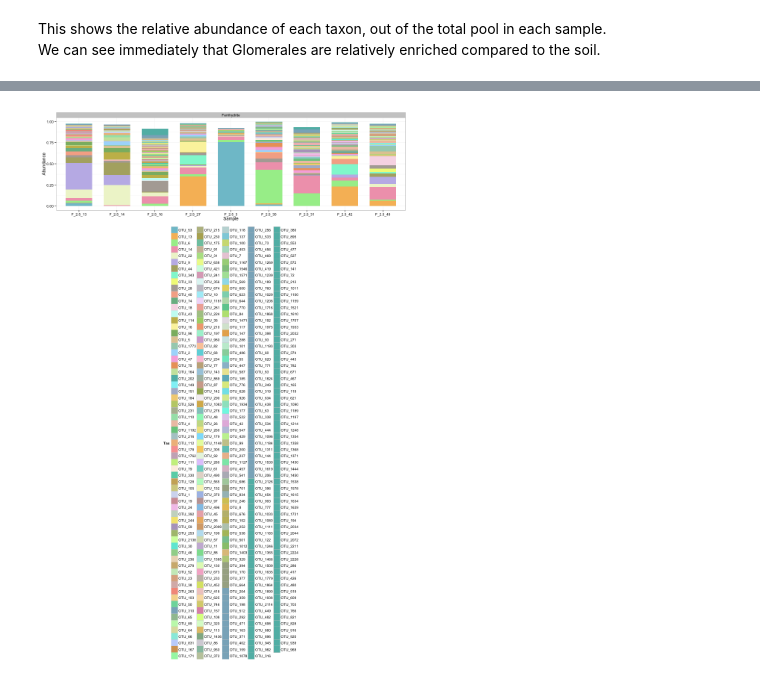
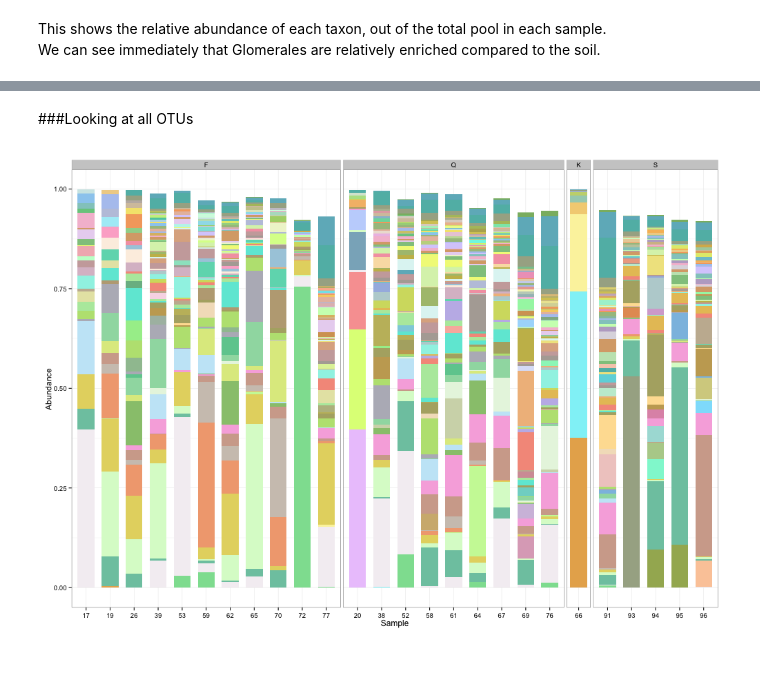
Before and after one commit to TheaWhitman/MineralITS, a Jupyter notebook: manuscript_figures/Stacked_Bar.ipynb, the cells around one changed output, grey strips where cells are left out. Drawn from its saved outputs; the diff is of its cells as text; code cells hidden in the pictures.

```diff
--- a/manuscript_figures/Stacked_Bar.ipynb
+++ b/manuscript_figures/Stacked_Bar.ipynb
@@ -54,18 +56,18 @@ mdf = psmelt(physeq)
 # %%
 %%R -w 1000 -h 700
 
-cutoff = 0.0001
+cutoff = 0.001
 totabund = 3000
 
 d.plot = mdf %>%
     group_by(Sample) %>%
     filter(sum(Abundance)>totabund) %>%
     mutate(Abundance = Abundance / sum(Abundance)) %>%
-    group_by(Sample, Phylum, Trtmt, Month) %>%
+    group_by(Sample, Order, Trtmt, Month) %>%
     summarize(Abundance = sum(Abundance)) %>%
     filter(Abundance > cutoff) %>%
     filter(Month == 2.5) %>%
-    filter(Trtmt != "Kaolinite") %>%
+    filter(Trtmt != "K") %>%
     arrange(Trtmt)
 
 colnames(d.plot) <- c("Sample", "Tax", "Trtmt", "Month", "Abundance")
@@ -75,7 +77,8 @@ mean.Abund = ddply(d.plot, .(Tax), summarize, M = mean(Abundance))
 d.plot$Tax = factor(d.plot$Tax, levels=mean.Abund[order(-mean.Abund$M),]$Tax)
 # Order the Phyla by abundance
 
-d.plot$Trtmt = ordered(d.plot$Trtmt, levels = c("Ferrihydrite", "Quartz", "Kaolinite", "Heavy Fraction", "Soil"))
+#d.plot$Trtmt = ordered(d.plot$Trtmt, levels = c("Ferrihydrite", "Quartz", "Kaolinite", "Heavy Fraction", "Soil"))
+d.plot$Trtmt = ordered(d.plot$Trtmt, levels = c("F", "Q", "K", "H", "S"))
 
 d.plot<-d.plot[with(d.plot, order(Month, Trtmt, Sample, Tax)),]
 # Sort the whole dataframe by this phylum order
@@ -97,7 +100,7 @@ p = p + theme_bw()
 
 p = p + theme(
     #axis.text.x = element_blank(),
-    legend.position="bottom")
+    legend.position="bottom", legend.text=element_text(size=13), legend.title=element_text(size=13))
 
 p
 # %% [output]
@@ -105,15 +108,3 @@ p
 # %% [markdown]
 This shows the relative abundance of each taxon, out of the total pool in each sample.
 We can see immediately that Glomerales are relatively enriched compared to the soil.
-# %%
-%%R
-OTUabund = 0.001
-d.plot = mdf %>%
-    group_by(Sample) %>%
-    mutate(Abundance = Abundance / sum(Abundance)) %>%
-    group_by(Sample, OTU, Trtmt, Month) %>%
-    summarize(Abundance = sum(Abundance)) %>%
-    filter(Month == 2.5) %>%
-    filter(Trtmt == "Ferrihydrite") %>%
-    filter(Abundance > OTUabund)%>%
-    arrange(Trtmt)
@@ -120,39 +164,55 @@ d.plot = mdf %>%
+# %% [markdown]
+###Looking at all OTUs
 # %%
-%%R -w 1000 -h 1500
+%%R -w 1000 -h 700
 
-d.plot = d.plot
+cutoff = 0.001
+totabund = 3000
+
+d.plot = mdf %>%
+    group_by(Sample) %>%
+    filter(sum(Abundance)>totabund) %>%
+    mutate(Abundance = Abundance / sum(Abundance)) %>%
+    group_by(Sample, OTU, Trtmt, Month) %>%
+    summarize(Abundance = sum(Abundance)) %>%
+    filter(Abundance > cutoff) %>%
+    filter(Month == 2.5) %>%
+    filter(Trtmt != "Kaolinite") %>%
+    arrange(Trtmt)
 
 colnames(d.plot) <- c("Sample", "Tax", "Trtmt", "Month", "Abundance")
 
 mean.Abund = ddply(d.plot, .(Tax), summarize, M = mean(Abundance))
 # Calculate the phyla's mean abundances
 d.plot$Tax = factor(d.plot$Tax, levels=mean.Abund[order(-mean.Abund$M),]$Tax)
 # Order the Phyla by abundance
 
 #d.plot$Trtmt = ordered(d.plot$Trtmt, levels = c("Ferrihydrite", "Quartz", "Kaolinite", "Heavy Fraction", "Soil"))
+d.plot$Trtmt = ordered(d.plot$Trtmt, levels = c("F", "Q", "K", "H", "S"))
+
 
 d.plot<-d.plot[with(d.plot, order(Month, Trtmt, Sample, Tax)),]
 # Sort the whole dataframe by this phylum order
 
 scheme <- iwanthue()
 colors = scheme$hex(length(unique(d.plot$Tax)), color_space = hcl_presets$pastel)
 
 p = ggplot(d.plot, aes(x = Sample, y = Abundance, fill = Tax))
 
 p = p + facet_grid(. ~Trtmt, scales = "free_x", space = "free")
 
-p = p + scale_fill_manual(values = colors, guide=FALSE)
+p = p + scale_fill_manual(values = colors)
 
 p = p + geom_bar(stat = "identity", width = 0.70)
 
 p = p + guides(fill = guide_legend(ncol = 5))
 
 p = p + theme_bw()
 
 p = p + theme(
     #axis.text.x = element_blank(),
-    legend.position="bottom")
+    legend.position="none")
 
 p
 # %% [output]
-[figure, old version]
+[figure, new version]
```
Also changed, not shown: parts of 14 cells of this notebook, 2 other files.
